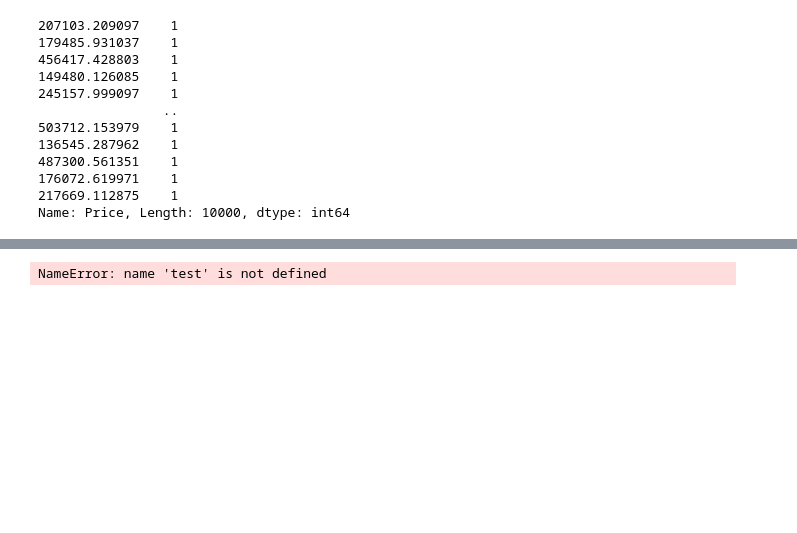
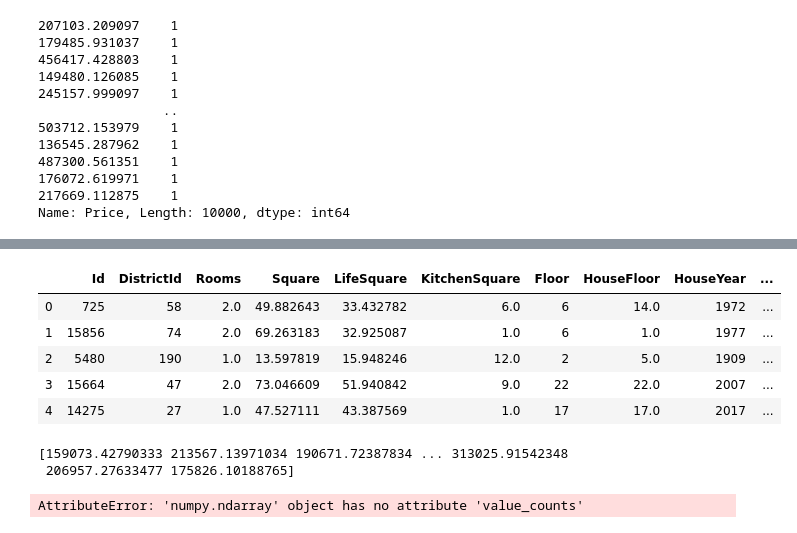
Before and after one commit to artorm/-Data-Science-Numpy-Matplotlib-Scikit-learn-, a Jupyter notebook: BelychevAD_solution.ipynb, the cells around one changed output, grey strips where cells are left out. Saved outputs shown, nothing was run; the diff lists cells and outputs as text; code cells hidden in the pictures; blank space fills up the shorter version.

```diff
--- a/BelychevAD_solution.ipynb
+++ b/BelychevAD_solution.ipynb
@@ -448,7 +562,22 @@ GradientBoostingRegressor(alpha=0.9, criterion='friedman_mse', init=None,
                           n_iter_no_change=None, presort='auto',
                           random_state=21, subsample=1.0, tol=0.0001,
                           validation_fraction=0.1, verbose=0, warm_start=False)
-# %%
-test[['Id','Price']].to_csv('test.csv',index=False)
-# %% [output]
-NameError: name 'test' is not defined
+# %%
+df_test.loc[df_test['Healthcare_1'].isnull(),'Healthcare_1']=df_test['Healthcare_1'].median()
+# %%
+df_test.loc[df_test['LifeSquare'].isnull(),'LifeSquare']=df_test['LifeSquare'].median()
+# %%
+df_test.loc[df_test['Ecology_2'] == 'B', 'Ecology_2'] = 1
+df_test.loc[df_test['Ecology_2'] == 'A', 'Ecology_2'] = 2
+df_test.loc[df_test['Ecology_3'] == 'B', 'Ecology_3'] = 1
+df_test.loc[df_test['Ecology_3'] == 'A', 'Ecology_3'] = 2
+df_test.loc[df_test['Shops_2'] == 'B', 'Shops_2'] = 1
+df_test.loc[df_test['Shops_2'] == 'A', 'Shops_2'] = 2
+df_test.head()
+# %% [output]
+|  | Id | DistrictId | Rooms | Square | LifeSquare | KitchenSquare | Floor | HouseFloor | HouseYear | ... |
+| 0 | 725 | 58 | 2.0 | 49.882643 | 33.432782 | 6.0 | 6 | 14.0 | 1972 | ... |
+| 1 | 15856 | 74 | 2.0 | 69.263183 | 32.925087 | 1.0 | 6 | 1.0 | 1977 | ... |
+| 2 | 5480 | 190 | 1.0 | 13.597819 | 15.948246 | 12.0 | 2 | 5.0 | 1909 | ... |
+| 3 | 15664 | 47 | 2.0 | 73.046609 | 51.940842 | 9.0 | 22 | 22.0 | 2007 | ... |
+| 4 | 14275 | 27 | 1.0 | 47.527111 | 43.387569 | 1.0 | 17 | 17.0 | 2017 | ... |
@@ -454,0 +586,9 @@ NameError: name 'test' is not defined
+# %%
+print(test)
+# %% [output]
+[159073.42790333 213567.13971034 190671.72387834 ... 313025.91542348
+ 206957.27633477 175826.10188765]
+# %%
+test.value_counts()
+# %% [output]
+AttributeError: 'numpy.ndarray' object has no attribute 'value_counts'
```
Also changed, not shown: parts of 33 cells of this notebook.
